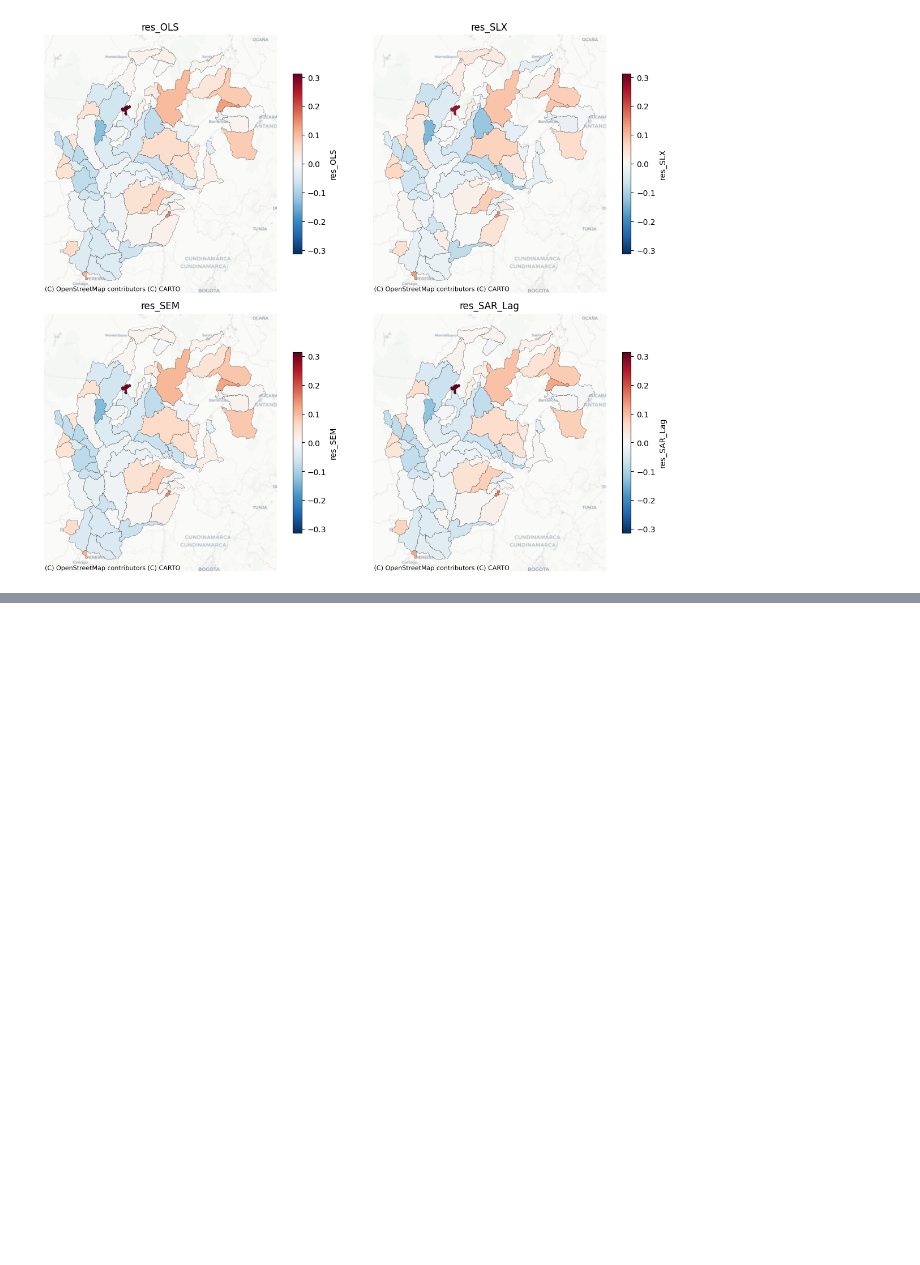
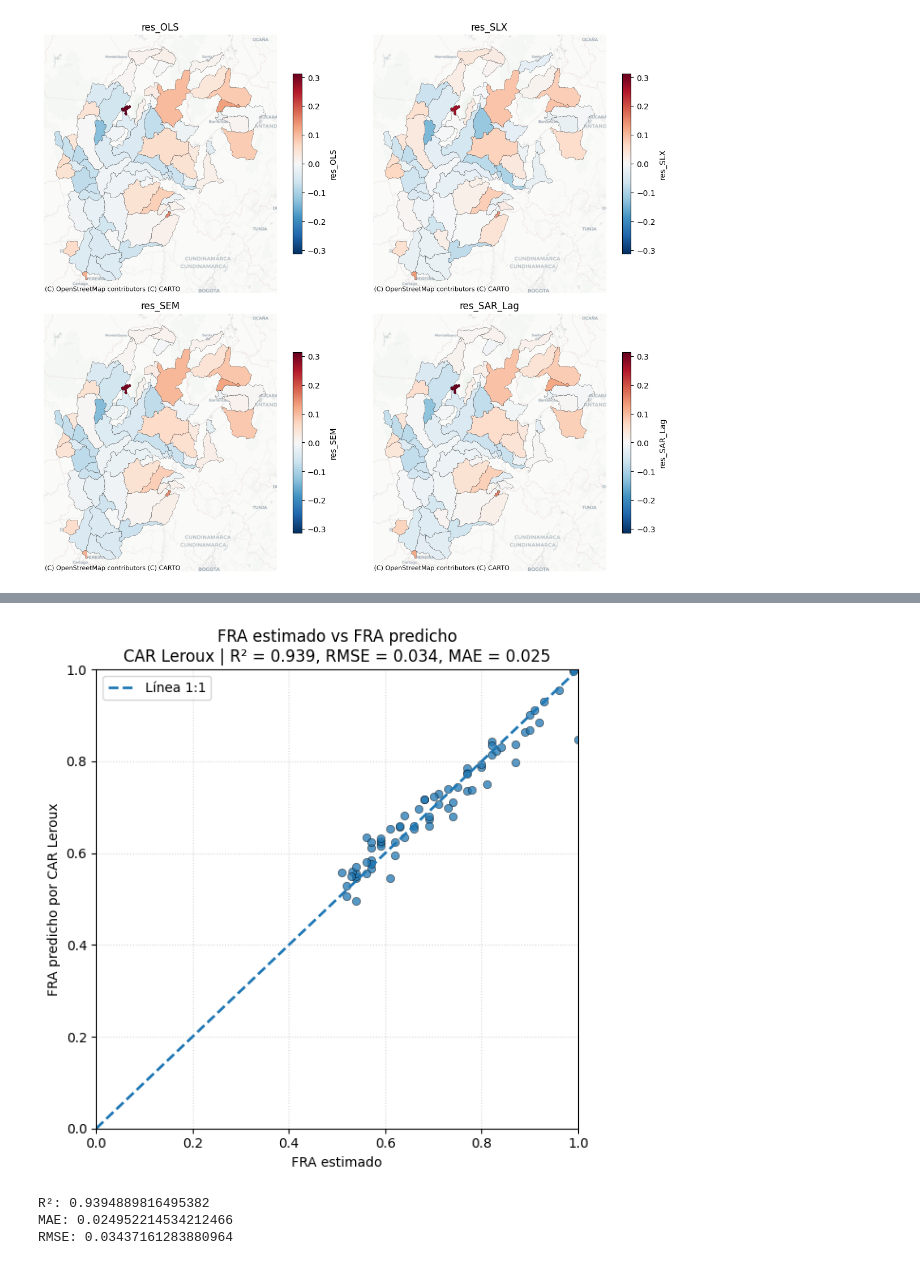
Before and after one commit to Damuraa/Geospatial-analysis, a Jupyter notebook: ejercicios/regresion_espacial.ipynb, the cells around one changed output, grey strips where cells are left out. Drawn from its saved outputs; the diff is of its cells as text; code cells hidden in the pictures; blank space fills up the shorter version.

```diff
--- a/ejercicios/regresion_espacial.ipynb
+++ b/ejercicios/regresion_espacial.ipynb
@@ -442,0 +621,57 @@ carto\cuencas_sar_R.gpkg
+# %%
+# ============================================================
+# 4. FRA OBSERVADO VS FRA PREDICHO CAR LEROUX
+# ============================================================
+
+from sklearn.metrics import r2_score, mean_absolute_error, mean_squared_error
+
+y_obs = gdf_leroux["FRA"]
+y_pred = gdf_leroux["FRA_pred_CAR_Leroux"]
+
+r2 = r2_score(y_obs, y_pred)
+mae = mean_absolute_error(y_obs, y_pred)
+rmse = np.sqrt(mean_squared_error(y_obs, y_pred))
+
+fig, ax = plt.subplots(figsize=(6, 6))
+
+ax.scatter(
+    y_obs,
+    y_pred,
+    alpha=0.75,
+    edgecolor="black",
+    linewidth=0.4
+)
+
+ax.plot(
+    [0, 1],
+    [0, 1],
+    linestyle="--",
+    linewidth=2,
+    label="Línea 1:1"
+)
+
+ax.set_xlim(0, 1)
+ax.set_ylim(0, 1)
+
+ax.set_xlabel("FRA estimado")
+ax.set_ylabel("FRA predicho por CAR Leroux")
+
+ax.set_title(
+    f"FRA estimado vs FRA predicho\n"
+    f"CAR Leroux | R² = {r2:.3f}, RMSE = {rmse:.3f}, MAE = {mae:.3f}"
+)
+
+ax.legend()
+ax.grid(True, linestyle=":", alpha=0.5)
+
+plt.tight_layout()
+plt.show()
+
+print("R²:", r2)
+print("MAE:", mae)
+print("RMSE:", rmse)
+# %% [output]
+[figure, added]
+R²: 0.9394889816495382
+MAE: 0.024952214534212466
+RMSE: 0.03437161283880964
```
Also changed, not shown: parts of 6 cells of this notebook, 17 other files.
